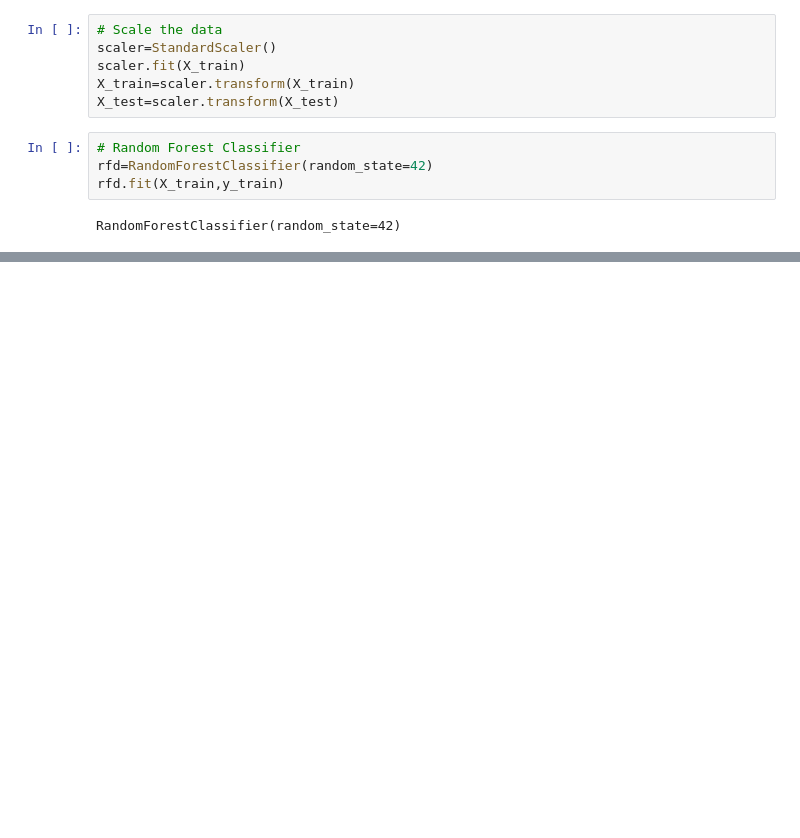
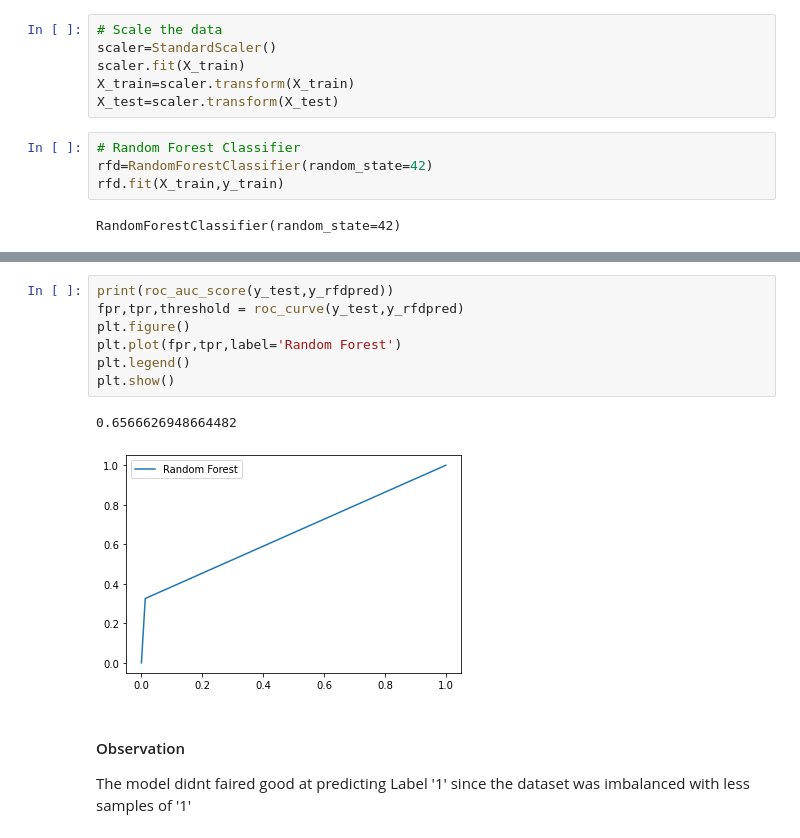
Before and after one commit to pchopalli/prashant, a Jupyter notebook: notebooks/bankingdeposit/1_prashant_banking_campaign .ipynb, the cells around one changed output, grey strips where cells are left out. Drawn from its saved outputs; the diff is of its cells as text; blank space fills up the shorter version.

```diff
--- a/notebooks/bankingdeposit/1_prashant_banking_campaign .ipynb
+++ b/notebooks/bankingdeposit/1_prashant_banking_campaign .ipynb
@@ -306,0 +316,13 @@ rfd.score(X_test,y_test)
+# %%
+print(roc_auc_score(y_test,y_rfdpred))
+fpr,tpr,threshold = roc_curve(y_test,y_rfdpred)
+plt.figure()
+plt.plot(fpr,tpr,label='Random Forest')
+plt.legend()
+plt.show()
+# %% [output]
+0.6566626948664482
+[figure, added]
+# %% [markdown]
+#### Observation
+<p>The model didnt faired good at predicting Label '1' since the dataset was imbalanced with less samples of '1'</p>
```
Also changed, not shown: parts of 41 cells of this notebook.
